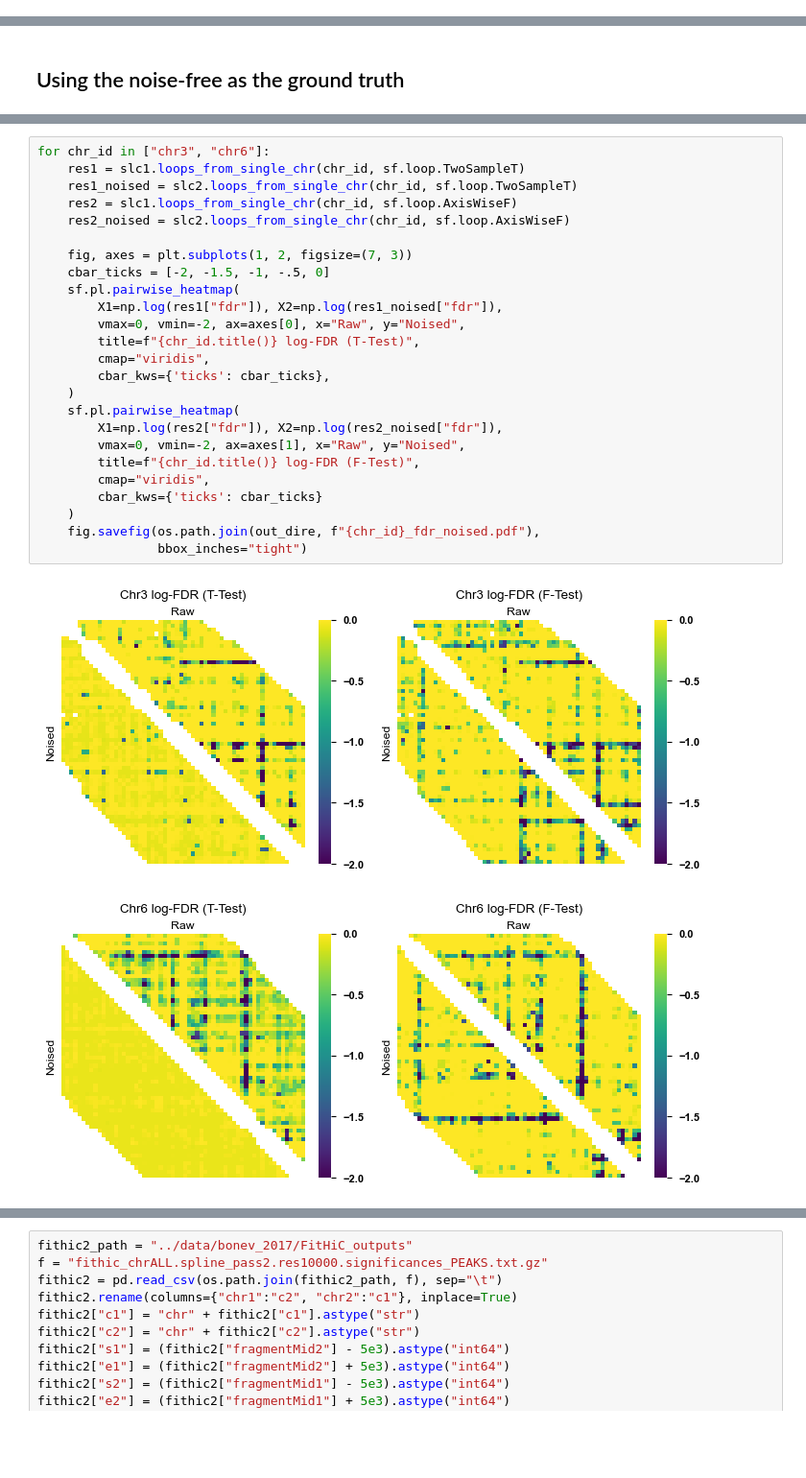
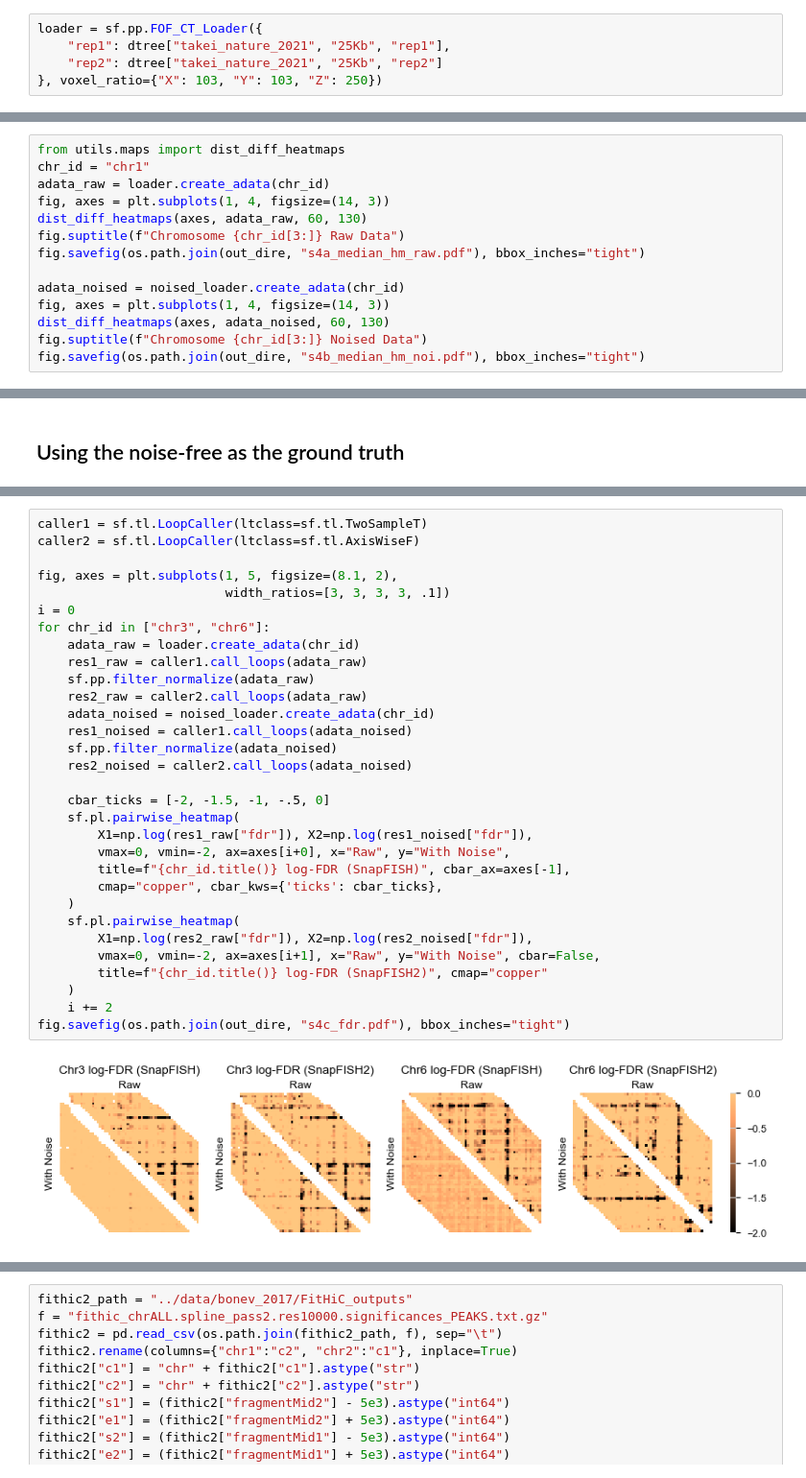
Before and after one commit to hyuyu104/ArcFISH, a Jupyter notebook: figures/1loop_benchmark.ipynb, the cells around one changed output, grey strips where cells are left out. Shown at 96% size. Drawn from its saved outputs; the diff is of its cells as text; blank space fills up the shorter version.

```diff
--- a/figures/1loop_benchmark.ipynb
+++ b/figures/1loop_benchmark.ipynb
@@ -262,0 +28,5 @@ for t in target:
+# %%
+loader = sf.pp.FOF_CT_Loader({
+    "rep1": dtree["takei_nature_2021", "25Kb", "rep1"],
+    "rep2": dtree["takei_nature_2021", "25Kb", "rep2"]
+}, voxel_ratio={"X": 103, "Y": 103, "Z": 250})
@@ -262,0 +66,14 @@ for t in target:
+# %%
+from utils.maps import dist_diff_heatmaps
+chr_id = "chr1"
+adata_raw = loader.create_adata(chr_id)
+fig, axes = plt.subplots(1, 4, figsize=(14, 3))
+dist_diff_heatmaps(axes, adata_raw, 60, 130)
+fig.suptitle(f"Chromosome {chr_id[3:]} Raw Data")
+fig.savefig(os.path.join(out_dire, "s4a_median_hm_raw.pdf"), bbox_inches="tight")
+
+adata_noised = noised_loader.create_adata(chr_id)
+fig, axes = plt.subplots(1, 4, figsize=(14, 3))
+dist_diff_heatmaps(axes, adata_noised, 60, 130)
+fig.suptitle(f"Chromosome {chr_id[3:]} Noised Data")
+fig.savefig(os.path.join(out_dire, "s4b_median_hm_noi.pdf"), bbox_inches="tight")
@@ -336,28 +136,33 @@ fig.savefig(os.path.join(out_dire, "venn_noised_sf2.pdf"), bbox_inches="tight")
 # %%
+caller1 = sf.tl.LoopCaller(ltclass=sf.tl.TwoSampleT)
+caller2 = sf.tl.LoopCaller(ltclass=sf.tl.AxisWiseF)
+
+fig, axes = plt.subplots(1, 5, figsize=(8.1, 2),
+                         width_ratios=[3, 3, 3, 3, .1])
+i = 0
 for chr_id in ["chr3", "chr6"]:
-    res1 = slc1.loops_from_single_chr(chr_id, sf.loop.TwoSampleT)
-    res1_noised = slc2.loops_from_single_chr(chr_id, sf.loop.TwoSampleT)
-    res2 = slc1.loops_from_single_chr(chr_id, sf.loop.AxisWiseF)
-    res2_noised = slc2.loops_from_single_chr(chr_id, sf.loop.AxisWiseF)
+    adata_raw = loader.create_adata(chr_id)
+    res1_raw = caller1.call_loops(adata_raw)
+    sf.pp.filter_normalize(adata_raw)
+    res2_raw = caller2.call_loops(adata_raw)
+    adata_noised = noised_loader.create_adata(chr_id)
+    res1_noised = caller1.call_loops(adata_noised)
+    sf.pp.filter_normalize(adata_noised)
+    res2_noised = caller2.call_loops(adata_noised)
 
-    fig, axes = plt.subplots(1, 2, figsize=(7, 3))
     cbar_ticks = [-2, -1.5, -1, -.5, 0]
     sf.pl.pairwise_heatmap(
-        X1=np.log(res1["fdr"]), X2=np.log(res1_noised["fdr"]),
-        vmax=0, vmin=-2, ax=axes[0], x="Raw", y="Noised",
-        title=f"{chr_id.title()} log-FDR (T-Test)",
-        cmap="viridis",
-        cbar_kws={'ticks': cbar_ticks},
+        X1=np.log(res1_raw["fdr"]), X2=np.log(res1_noised["fdr"]),
+        vmax=0, vmin=-2, ax=axes[i+0], x="Raw", y="With Noise",
+        title=f"{chr_id.title()} log-FDR (SnapFISH)", cbar_ax=axes[-1],
+        cmap="copper", cbar_kws={'ticks': cbar_ticks},
     )
     sf.pl.pairwise_heatmap(
-        X1=np.log(res2["fdr"]), X2=np.log(res2_noised["fdr"]),
-        vmax=0, vmin=-2, ax=axes[1], x="Raw", y="Noised",
-        title=f"{chr_id.title()} log-FDR (F-Test)",
-        cmap="viridis",
-        cbar_kws={'ticks': cbar_ticks}
+        X1=np.log(res2_raw["fdr"]), X2=np.log(res2_noised["fdr"]),
+        vmax=0, vmin=-2, ax=axes[i+1], x="Raw", y="With Noise", cbar=False,
+        title=f"{chr_id.title()} log-FDR (SnapFISH2)", cmap="copper"
     )
-    fig.savefig(os.path.join(out_dire, f"{chr_id}_fdr_noised.pdf"),
-                bbox_inches="tight")
+    i += 2
+fig.savefig(os.path.join(out_dire, "s4c_fdr.pdf"), bbox_inches="tight")
 # %% [output]
-[figure, old version]
+[figure, new version]
-[figure, removed]
```
Also changed, not shown: parts of 48 cells of this notebook, 21 other files.
